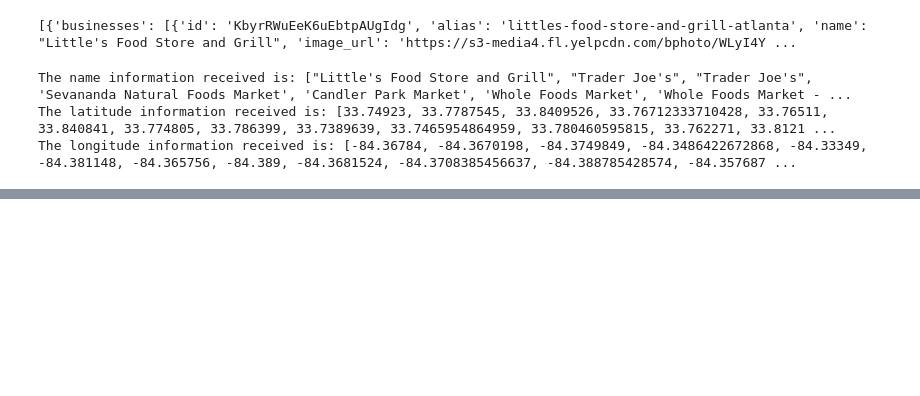
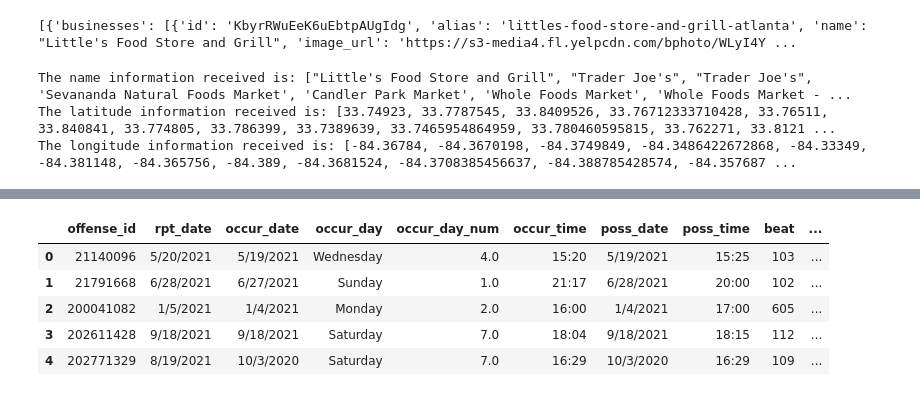
Before and after one commit to lmalla/Project-1, a Jupyter notebook: Lekh/project.ipynb, the cells around one changed output, grey strips where cells are left out. Drawn from its saved outputs; the diff is of its cells as text; code cells hidden in the pictures; blank space fills up the shorter version.

```diff
--- a/Lekh/project.ipynb
+++ b/Lekh/project.ipynb
@@ -74,0 +106,17 @@ grocery_data.to_csv('Grocery_Data',index=False)
+# %%
+#Getting file which has Crime Data
+
+file = "COBRA-2021.csv"
+
+#Reading file
+Crime_df = pd.read_csv(file)
+# %%
+#Looking Data
+Crime_df.head()
+# %% [output]
+|  | offense_id | rpt_date | occur_date | occur_day | occur_day_num | occur_time | poss_date | poss_time | beat | ... |
+| 0 | 21140096 | 5/20/2021 | 5/19/2021 | Wednesday | 4.0 | 15:20 | 5/19/2021 | 15:25 | 103 | ... |
+| 1 | 21791668 | 6/28/2021 | 6/27/2021 | Sunday | 1.0 | 21:17 | 6/28/2021 | 20:00 | 102 | ... |
+| 2 | 200041082 | 1/5/2021 | 1/4/2021 | Monday | 2.0 | 16:00 | 1/4/2021 | 17:00 | 605 | ... |
+| 3 | 202611428 | 9/18/2021 | 9/18/2021 | Saturday | 7.0 | 18:04 | 9/18/2021 | 18:15 | 112 | ... |
+| 4 | 202771329 | 8/19/2021 | 10/3/2020 | Saturday | 7.0 | 16:29 | 10/3/2020 | 16:29 | 109 | ... |
```
Also changed, not shown: parts of 10 cells of this notebook, 2 other files.
